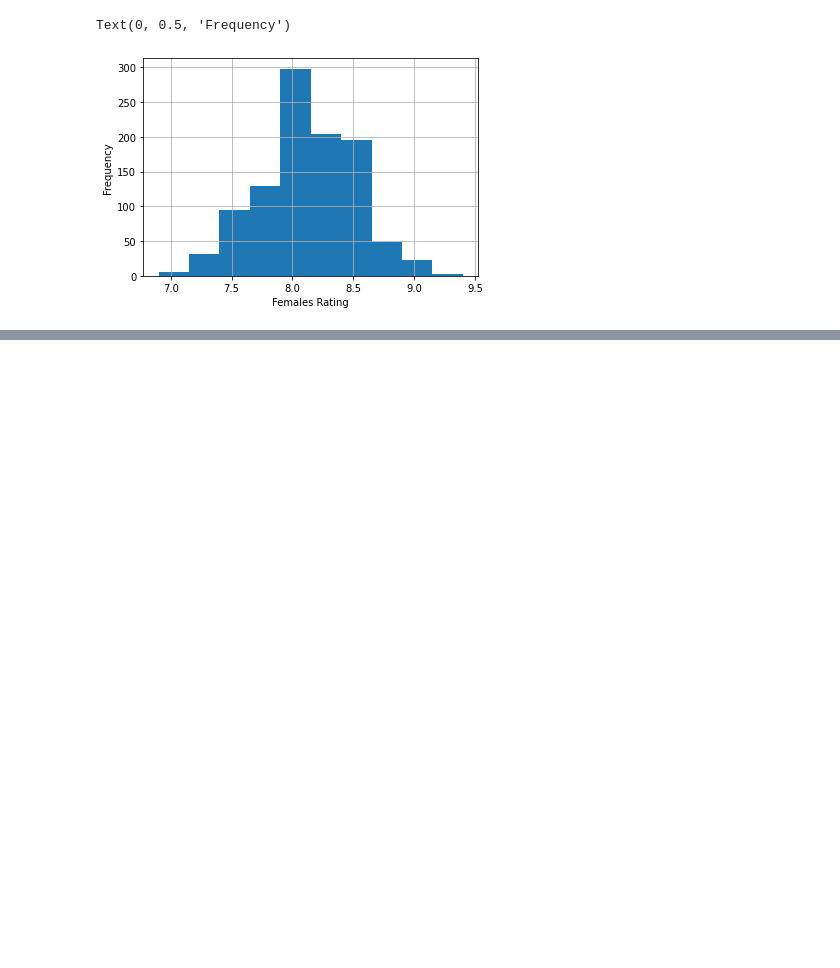
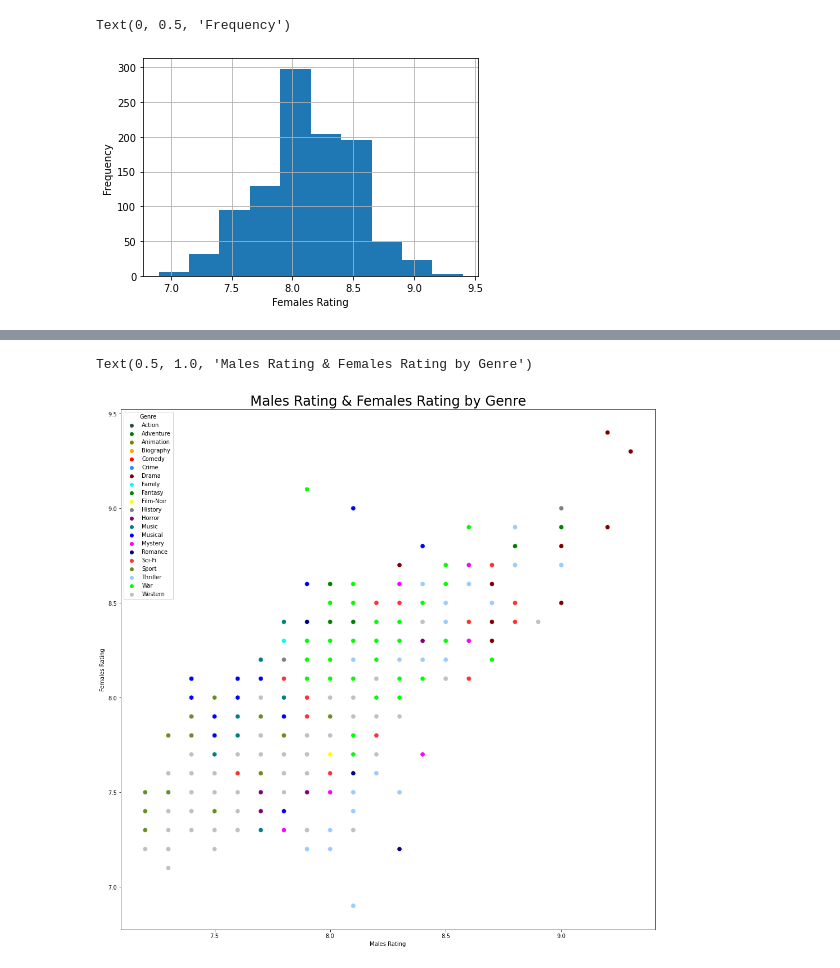
Before and after one commit to Moshe-Frankipour/DataScience-IMDb, a Jupyter notebook: Step 3 - Exploring Data.ipynb, the cells around one changed output, grey strips where cells are left out. Drawn from its saved outputs; the diff is of its cells as text; code cells hidden in the pictures; blank space fills up the shorter version.

```diff
--- a/Step 3 - Exploring Data.ipynb
+++ b/Step 3 - Exploring Data.ipynb
@@ -120,0 +141,34 @@ plot_high_correlated_scatters(data[cols_for_correlations])
+# %%
+fig = plt.figure(figsize=(17,17))
+ax = plt.axes()
+
+color_dict = dict({
+                    'Action':'#2F4F4F',
+                    'Adventure':'green',
+                    'Biography': 'orange',
+                    'Comedy': 'red',
+                    'Crime': 'dodgerblue',
+                    'Thriller' : '#99CCFF',
+                    'Sci-Fi' : '#FF3333',
+                    'Sport' : '#6B8E23',
+                    'War' : '#00FF00',
+                    'Musical' : '#0000FF',
+                    'Film-Noir' : '#FFFF00',
+                    'Family' : '#00FFFF',
+                    'Mystery' : '#FF00FF',
+                    'Western' : '#C0C0C0',
+                    'History' : '#808080',
+                    'Drama' : '#800000',
+                    'Animation' : '#808000',
+                    'Fantasy' : '#008000',
+                    'Horror' : '#800080',
+                    'Music' : '#008080',
+                    'Romance' : '#000080'
+                    })
+
+
+sns.scatterplot(x= 'Males Rating', y = 'Females Rating',s=70,hue=data['Genre'],palette=color_dict,data={ 'Males Rating': data['malesRating'] , 'Females Rating': data['femalesRating']})
+plt.title('Males Rating & Females Rating by Genre',fontsize=24)
+# %% [output]
+Text(0.5, 1.0, 'Males Rating & Females Rating by Genre')
+[figure, added]
```
Also changed, not shown: parts of 7 cells of this notebook, 3 other files.
